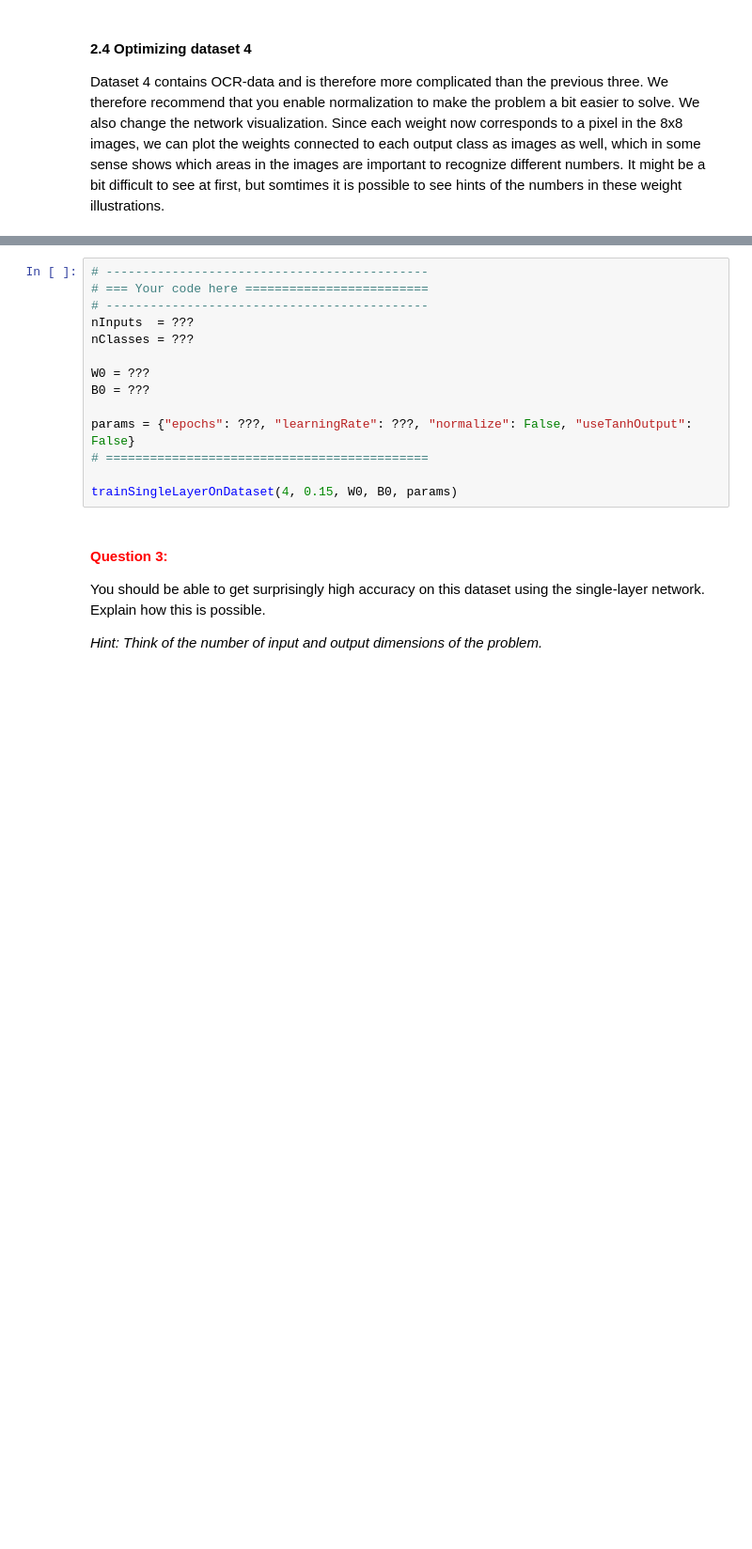
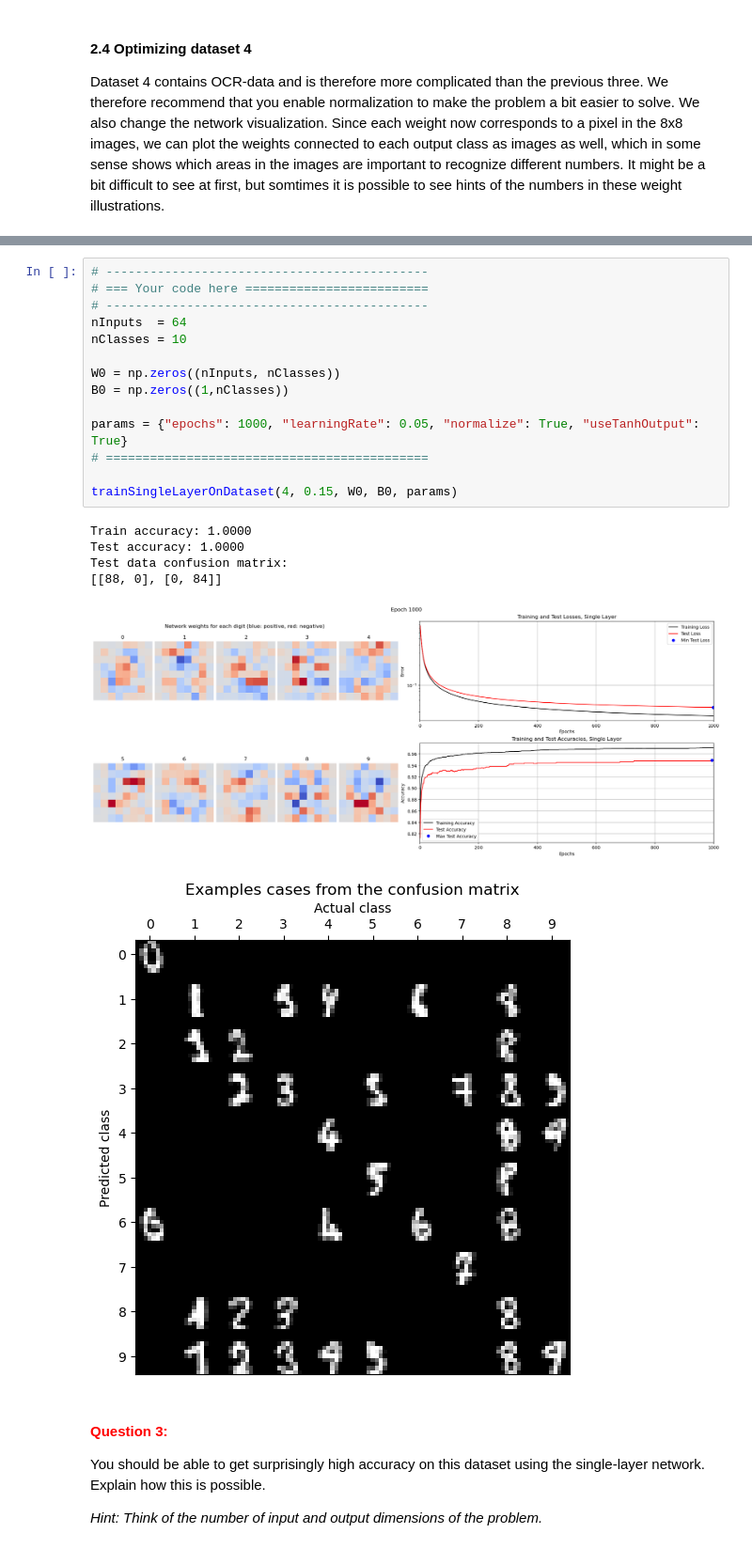
Before and after one commit to hugo-morvan/Neural_Networks, a Jupyter notebook: LabCode/A1_Supervised/main2_SingleLayer.ipynb, the cells around one changed output, grey strips where cells are left out. Shown at 94% size. Saved outputs shown, nothing was run; the diff lists cells and outputs as text; blank space fills up the shorter version.

```diff
--- a/LabCode/A1_Supervised/main2_SingleLayer.ipynb
+++ b/LabCode/A1_Supervised/main2_SingleLayer.ipynb
@@ -498,17 +521,24 @@ Dataset 4 contains OCR-data and is therefore more complicated than the previous
 # %%
 # --------------------------------------------
 # === Your code here =========================
 # --------------------------------------------
-nInputs  = ???
-nClasses = ???
+nInputs  = 64
+nClasses = 10
 
-W0 = ???
-B0 = ???
+W0 = np.zeros((nInputs, nClasses))
+B0 = np.zeros((1,nClasses))
 
-params = {"epochs": ???, "learningRate": ???, "normalize": False, "useTanhOutput": False}
+params = {"epochs": 1000, "learningRate": 0.05, "normalize": True, "useTanhOutput": True}
 # ============================================
 
 trainSingleLayerOnDataset(4, 0.15, W0, B0, params)
+# %% [output]
+Train accuracy: 1.0000
+Test accuracy: 1.0000
+Test data confusion matrix:
+[[88, 0], [0, 84]]
+[figure, added]
+[figure, added]
 # %% [markdown]
 #### **<span style="color:red">Question 3:</span>**
 
```
Also changed, not shown: parts of 12 cells of this notebook.
